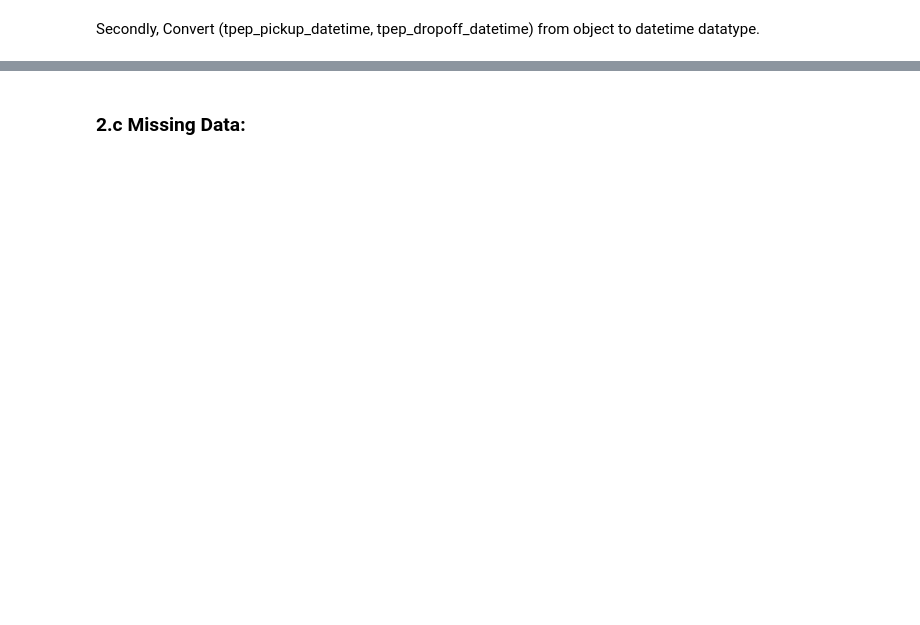
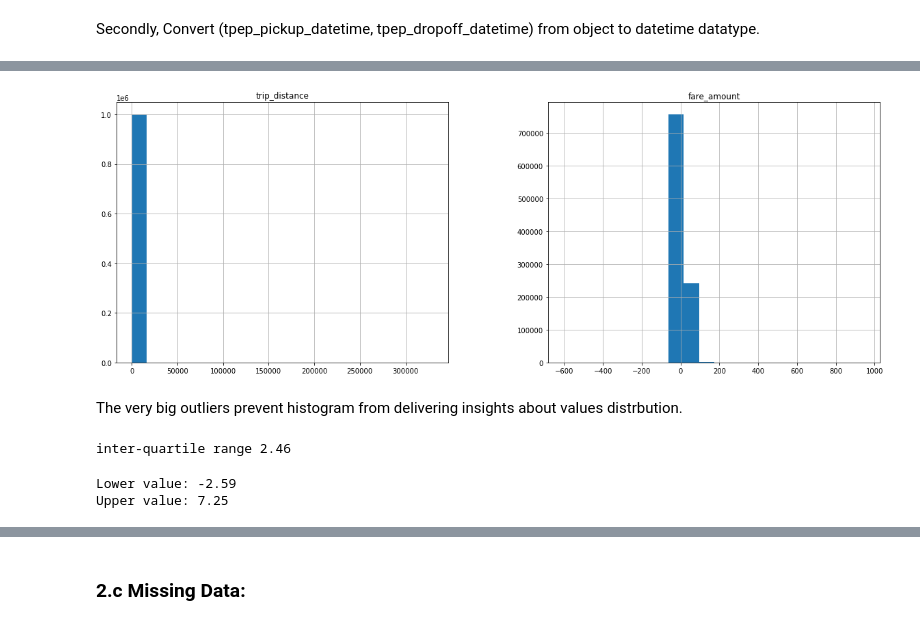
Before and after one commit to AbanoubYounan/Predict-Taxi-Fare-Before-Riding, a Jupyter notebook: Predict_NewYork_Yellow_Taxi_Fare.ipynb, the cells around one changed output, grey strips where cells are left out. Drawn from its saved outputs; the diff is of its cells as text; code cells hidden in the pictures; blank space fills up the shorter version.

```diff
--- a/Predict_NewYork_Yellow_Taxi_Fare.ipynb
+++ b/Predict_NewYork_Yellow_Taxi_Fare.ipynb
@@ -202,0 +234,22 @@ memory usage: 53.4 MB
+# %%
+df0[['trip_distance','fare_amount']].hist(bins=20, figsize=(20,7))
+plt.show()
+# %% [output]
+[figure, added]
+# %% [markdown]
+The very big outliers prevent histogram from delivering insights about values distrbution.
+# %%
+q25, q75 = np.percentile(df0['trip_distance'], 25), np.percentile(df0['trip_distance'], 75)
+iqr = q75 - q25
+print("inter-quartile range", iqr)
+# %% [output]
+inter-quartile range 2.46
+# %%
+# calculate the outlier cutoff
+cut_off = iqr * 1.5
+lower, upper = q25 - cut_off, q75 + cut_off
+print('Lower value:',lower)
+print('Upper value:', upper)
+# %% [output]
+Lower value: -2.59
+Upper value: 7.25
```
Also changed, not shown: parts of 41 cells of this notebook, 1 other file.
